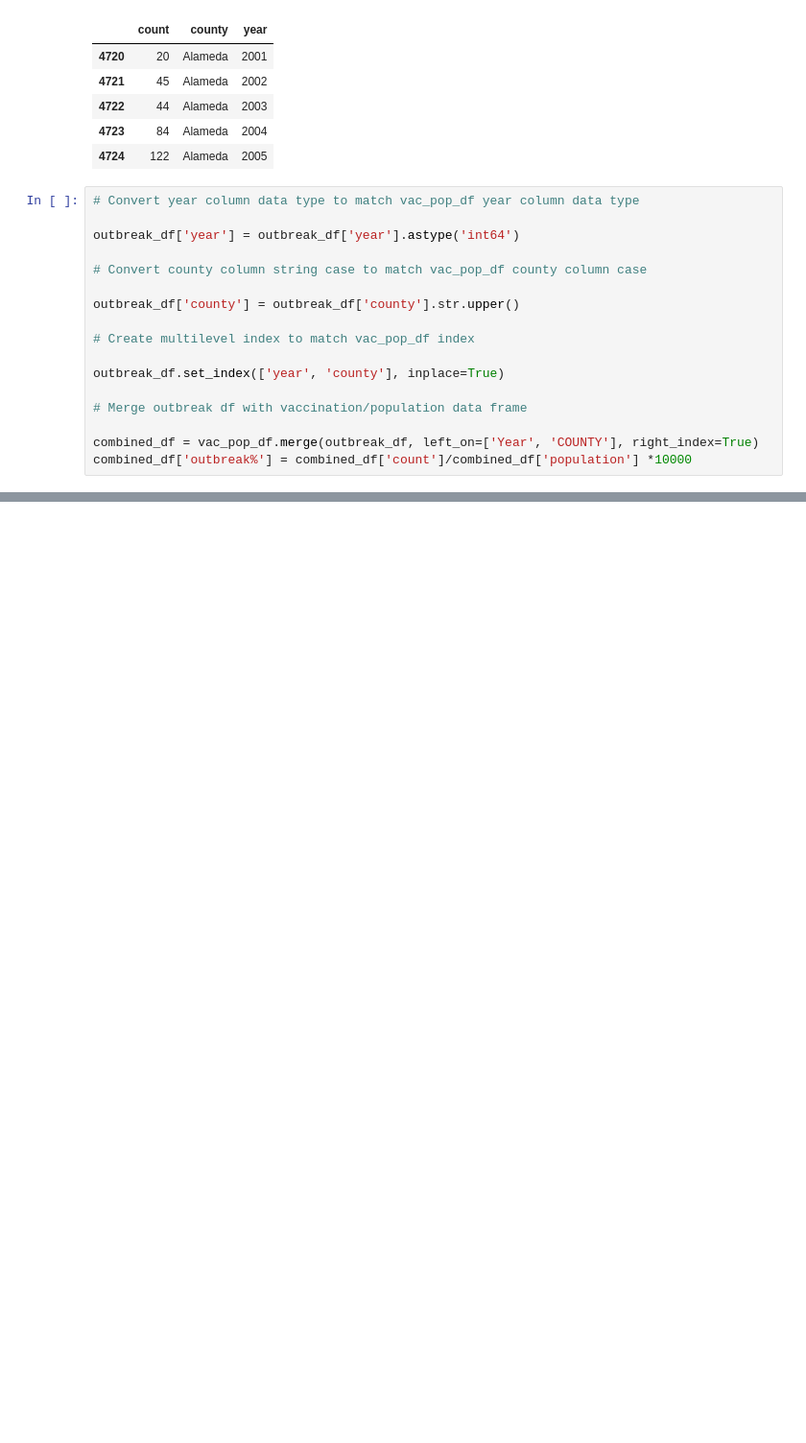
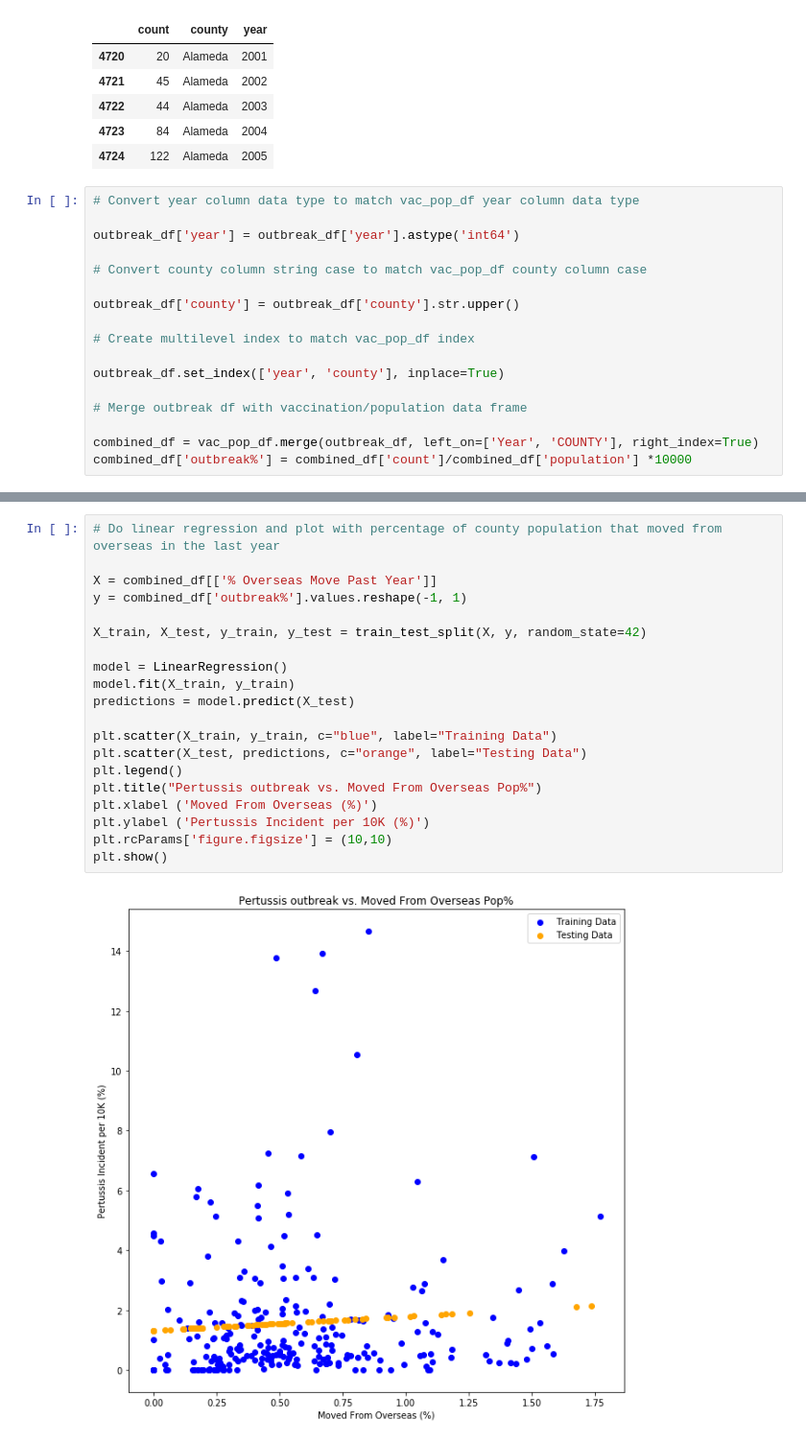
Before and after one commit to timothybarry/ML-Capstone-Project-Repo, a Jupyter notebook: Immunology Study.ipynb, the cells around one changed output, grey strips where cells are left out. Shown at 96% size. Cells and saved outputs as stored; diff of their text form; blank space fills up the shorter version.

```diff
--- a/Immunology Study.ipynb
+++ b/Immunology Study.ipynb
@@ -220,3 +325,25 @@ plt.show()
+# %%
+# Do linear regression and plot with percentage of county population that moved from overseas in the last year
+
+X = combined_df[['% Overseas Move Past Year']]
+y = combined_df['outbreak%'].values.reshape(-1, 1)
+
+X_train, X_test, y_train, y_test = train_test_split(X, y, random_state=42)
+
+model = LinearRegression()
+model.fit(X_train, y_train)
+predictions = model.predict(X_test)
+
+plt.scatter(X_train, y_train, c="blue", label="Training Data")
+plt.scatter(X_test, predictions, c="orange", label="Testing Data")
+plt.legend()
+plt.title("Pertussis outbreak vs. Moved From Overseas Pop%")
+plt.xlabel ('Moved From Overseas (%)')
+plt.ylabel ('Pertussis Incident per 10K (%)')
+plt.rcParams['figure.figsize'] = (10,10)
+plt.show()
+# %% [output]
+[figure, added]
 # %%
 # Check linear regression metrics
 
```
Also changed, not shown: parts of 10 cells of this notebook, 10 other files.
